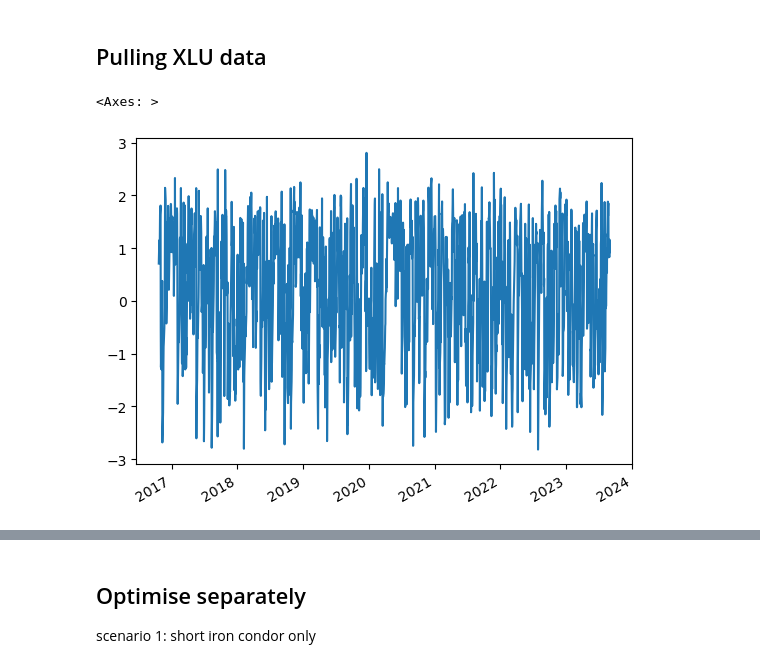
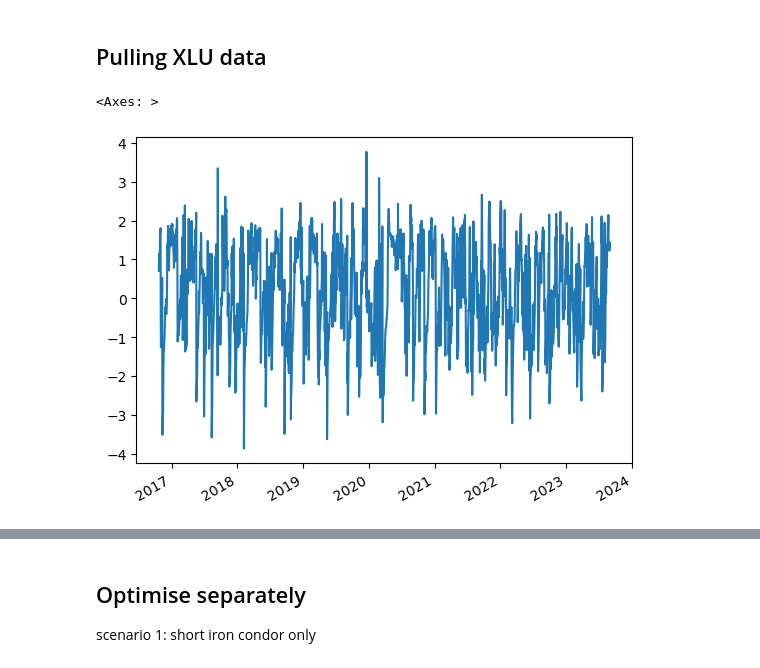
Before and after one commit to siruiliu-code/GARCH-X-Volatility-Modelling-with-Equity-Options-Trading, a Jupyter notebook: optimise_backtester.ipynb, the cells around one changed output, grey strips where cells are left out. Saved outputs shown, nothing was run; the diff lists cells and outputs as text; code cells hidden in the pictures.

```diff
--- a/optimise_backtester.ipynb
+++ b/optimise_backtester.ipynb
@@ -178,11 +178,12 @@ xlu_filtered_options
 # %%
 xlu_pred = pd.read_csv("data/xlu_pred.csv", parse_dates=True, index_col=0).rename(columns={"0": "Rolling Pred"})
 xlu_iv = pd.read_csv("data/XLU_IV.csv", parse_dates=True, index_col=0)
 xlu_vrp = (xlu_iv["Average IV"] - xlu_pred["Rolling Pred"]).dropna()
 
-xlu_vrp_standardised = rolling_z_score(xlu_vrp, window=10)
+window = int(18.13)
+xlu_vrp_standardised = rolling_z_score(xlu_vrp, window=window)
 xlu_vrp_standardised.plot()
 # %% [output]
 <Axes: >
-[figure, old version]
+[figure, new version]
 # %%
```
Also changed, not shown: parts of 16 cells of this notebook, 1 other file.
